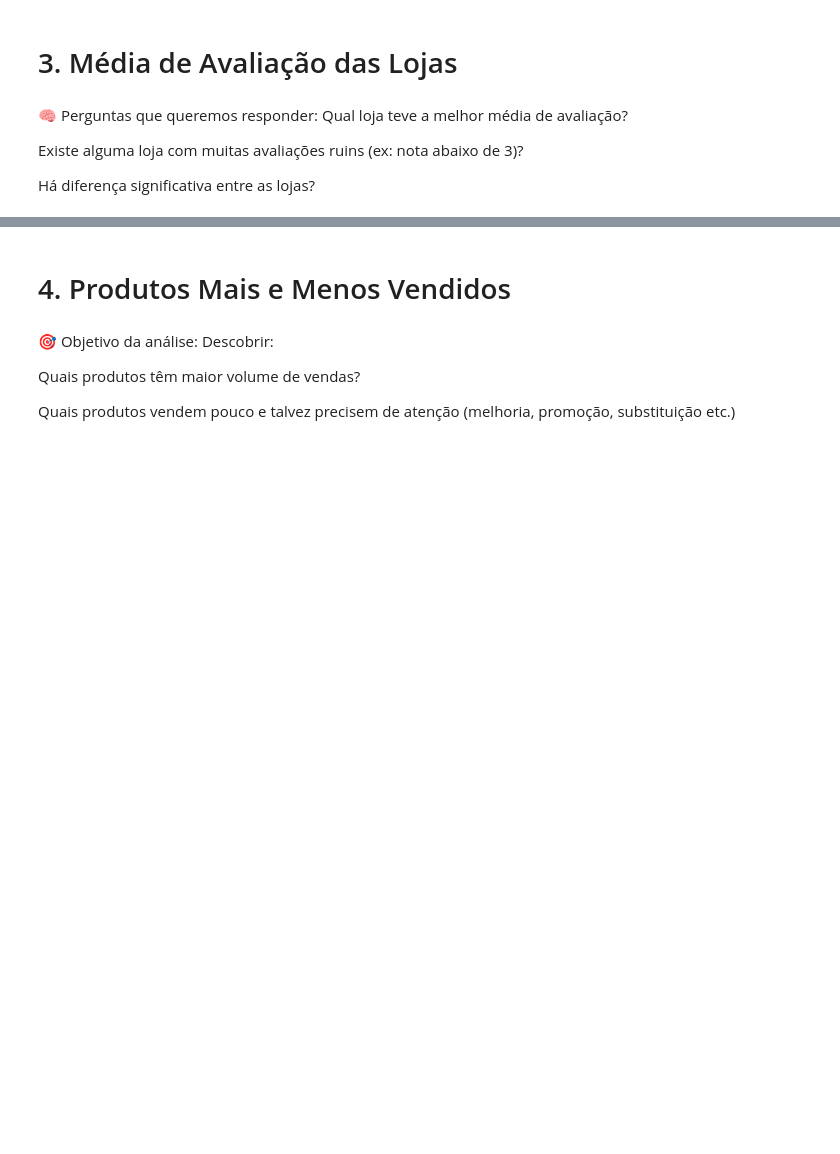
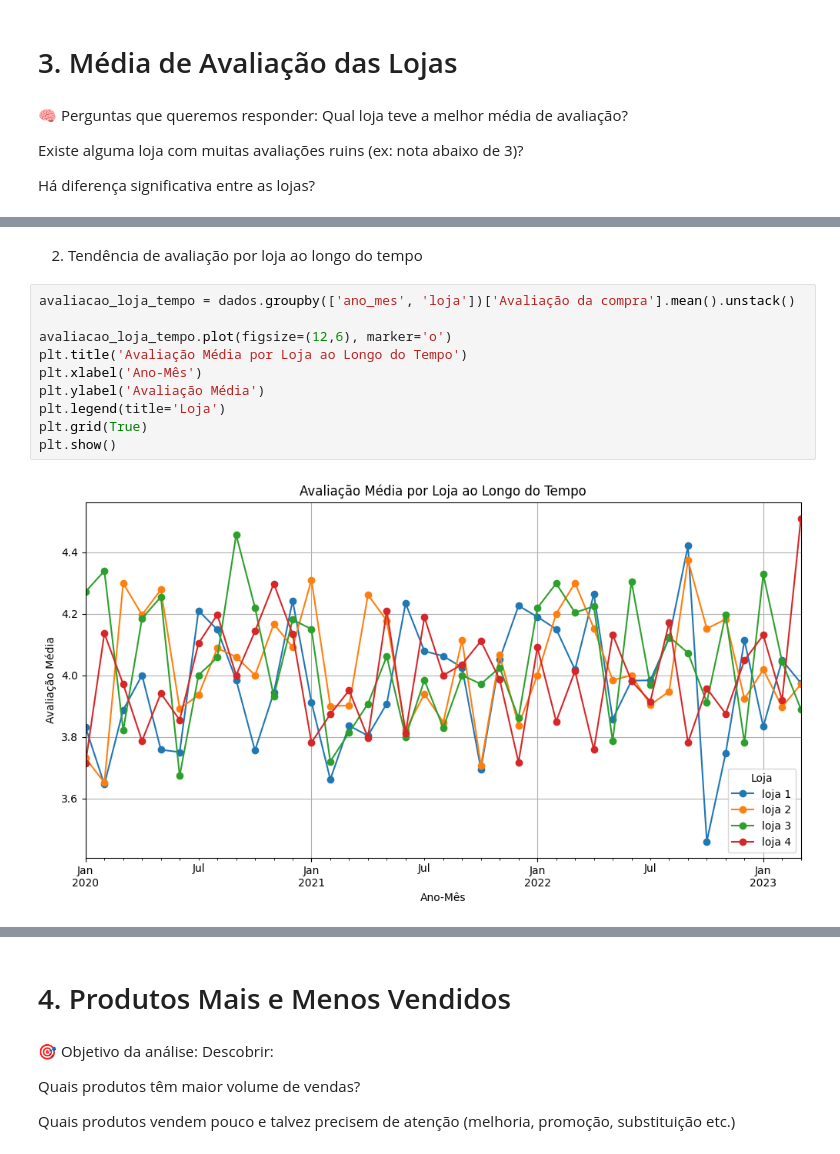
Before and after one commit to Erick-Viana/alura, a Jupyter notebook: AluraStoreBr.ipynb, the cells around one changed output, grey strips where cells are left out. Saved outputs shown, nothing was run; the diff lists cells and outputs as text; blank space fills up the shorter version.

```diff
--- a/AluraStoreBr.ipynb
+++ b/AluraStoreBr.ipynb
@@ -216,0 +470,14 @@ Cruzando as duas análises, conseguimos saber qual loja mais desagrada e por qu
+# %% [markdown]
+2. Tendência de avaliação por loja ao longo do tempo
+# %%
+avaliacao_loja_tempo = dados.groupby(['ano_mes', 'loja'])['Avaliação da compra'].mean().unstack()
+
+avaliacao_loja_tempo.plot(figsize=(12,6), marker='o')
+plt.title('Avaliação Média por Loja ao Longo do Tempo')
+plt.xlabel('Ano-Mês')
+plt.ylabel('Avaliação Média')
+plt.legend(title='Loja')
+plt.grid(True)
+plt.show()
+# %% [output]
+[figure, added]
```
Also changed, not shown: parts of 86 cells of this notebook.
